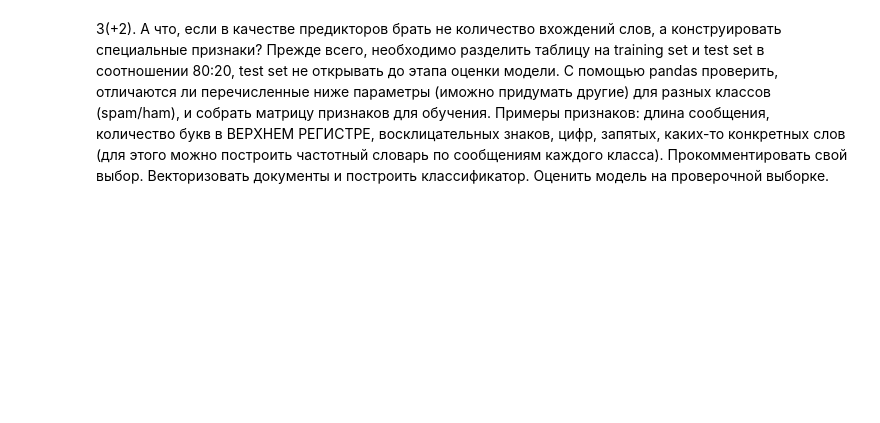
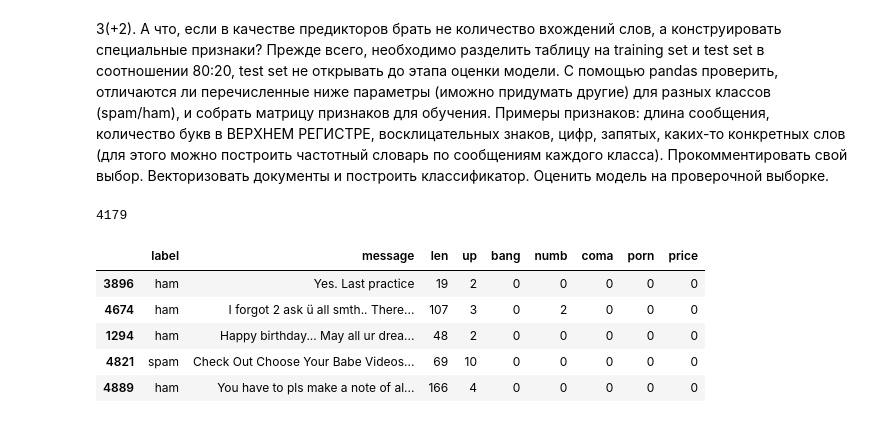
Before and after one commit to BasilisAndr/ml, a Jupyter notebook: spamagain.ipynb, the cells around one changed output. Saved outputs shown, nothing was run; the diff lists cells and outputs as text; code cells hidden in the pictures; blank space fills up the shorter version.

```diff
--- a/spamagain.ipynb
+++ b/spamagain.ipynb
@@ -290,2 +292,29 @@ F1-score mean of all shards is
 # %% [markdown]
 3(+2). А что, если в качестве предикторов брать не количество вхождений слов, а конструировать специальные признаки? Прежде всего, необходимо разделить таблицу на training set и test set в соотношении 80:20, test set не открывать до этапа оценки модели. С помощью pandas проверить, отличаются ли перечисленные ниже параметры (иможно придумать другие) для разных классов (spam/ham), и собрать матрицу признаков для обучения. Примеры признаков: длина сообщения, количество букв в ВЕРХНЕМ РЕГИСТРЕ, восклицательных знаков, цифр, запятых, каких-то конкретных слов (для этого можно построить частотный словарь по сообщениям каждого класса). Прокомментировать свой выбор. Векторизовать документы и построить классификатор. Оценить модель на проверочной выборке.
+# %%
+train, test = train_test_split(messages)
+len(train)
+# %% [output]
+4179
+# %%
+def addfeatures(train):
+    warnings.filterwarnings('ignore')
+    train['len'] = train['message'].map(lambda x: len(x))
+    train['up'] = train['message'].map(lambda x: len(re.findall('[A-Z]', x)))
+    train['bang'] = train['message'].map(lambda x: len(re.findall('!', x)))
+    train['numb'] = train['message'].map(lambda x: len(re.findall('[0-9]', x)))
+    train['coma'] = train['message'].map(lambda x: len(re.findall(',', x)))
+    # следующие пункты без комментариев
+    train['porn'] = train['message'].map(lambda x: len(re.findall('porn|xxx|babes', x.lower())))
+    train['price'] = train['message'].map(lambda x: len(re.findall('p/(min|sms)', x.lower())))
+    return train
+
+train = addfeatures(train)
+train.head()
+# %% [output]
+|  | label | message | len | up | bang | numb | coma | porn | price |
+| 3896 | ham | Yes. Last practice | 19 | 2 | 0 | 0 | 0 | 0 | 0 |
+| 4674 | ham | I forgot 2 ask ü all smth.. There... | 107 | 3 | 0 | 2 | 0 | 0 | 0 |
+| 1294 | ham | Happy birthday... May all ur drea... | 48 | 2 | 0 | 0 | 0 | 0 | 0 |
+| 4821 | spam | Check Out Choose Your Babe Videos... | 69 | 10 | 0 | 0 | 0 | 0 | 0 |
+| 4889 | ham | You have to pls make a note of al... | 166 | 4 | 0 | 0 | 0 | 0 | 0 |
```
Also changed, not shown: parts of 6 cells of this notebook.
